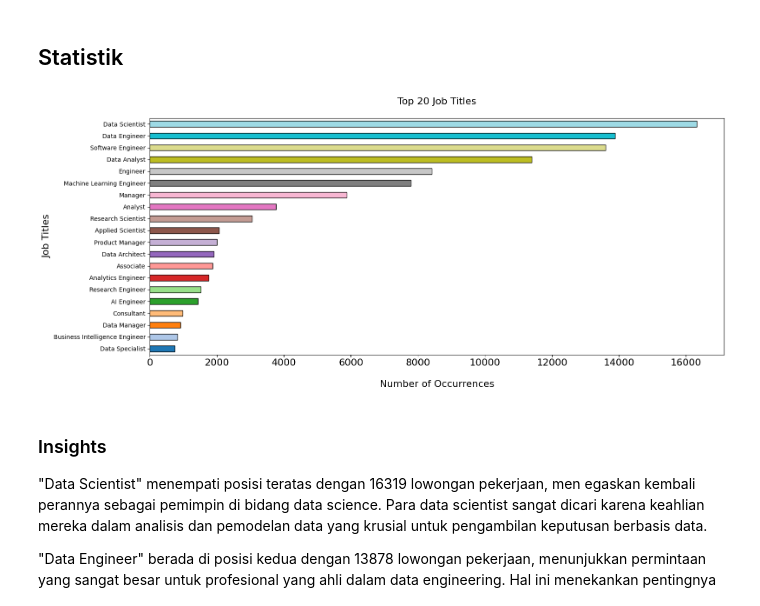
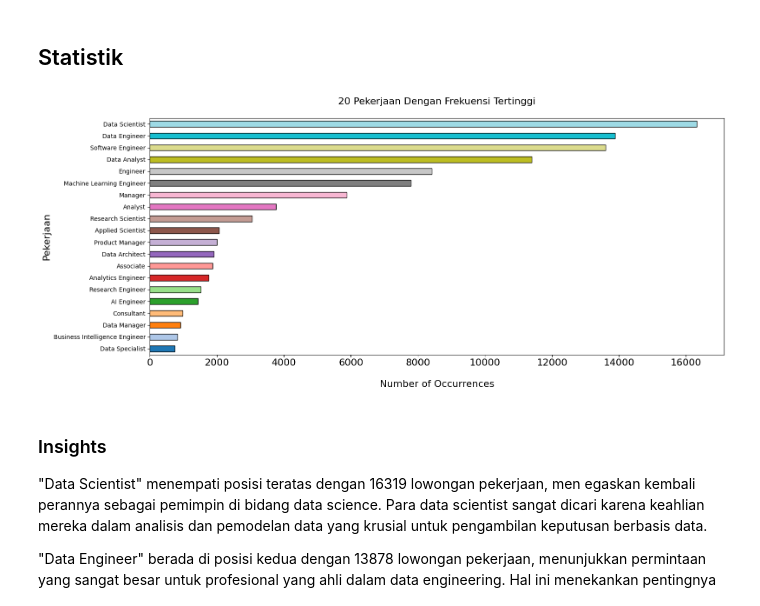
Before and after one commit to TsangCahya/ds-project, a Jupyter notebook: Lidia.ipynb, the cells around one changed output. Cells and saved outputs as stored; diff of their text form; code cells hidden in the pictures.

```diff
--- a/Lidia.ipynb
+++ b/Lidia.ipynb
@@ -163,14 +164,14 @@ Berikut adalah 20 nilai dari job title dengan frekuensi tertinggi
 # %%
 plt.figure(figsize = (16, 7))
 top_20_job_title.sort_values(ascending = True).plot(kind = 'barh', color = sns.color_palette('tab20'), edgecolor = 'black')
-plt.ylabel('Job Titles', fontsize = 16)
+plt.ylabel('Pekerjaan', fontsize = 16)
 plt.xlabel('\nNumber of Occurrences', fontsize = 16)
-plt.title('Top 20 Job Titles\n', fontsize = 16)
+plt.title('20 Pekerjaan Dengan Frekuensi Tertinggi\n', fontsize = 16)
 plt.xticks(rotation = 0, ha = 'center', fontsize = 16)
 plt.tight_layout()
 plt.show()
 # %% [output]
-[figure, old version]
+[figure, new version]
 # %% [markdown]
 ### Insights
 
```
Also changed, not shown: parts of 7 cells of this notebook.
